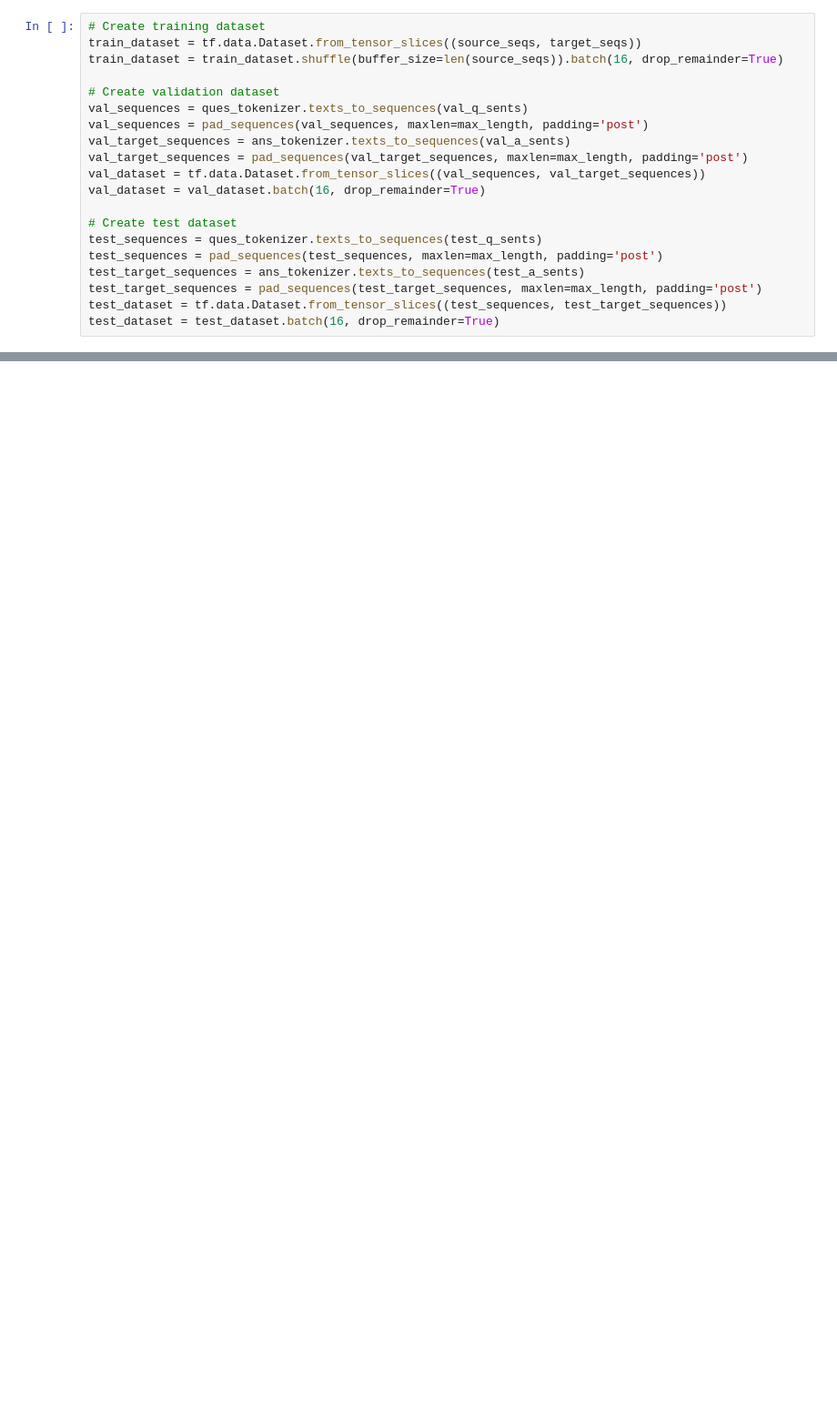
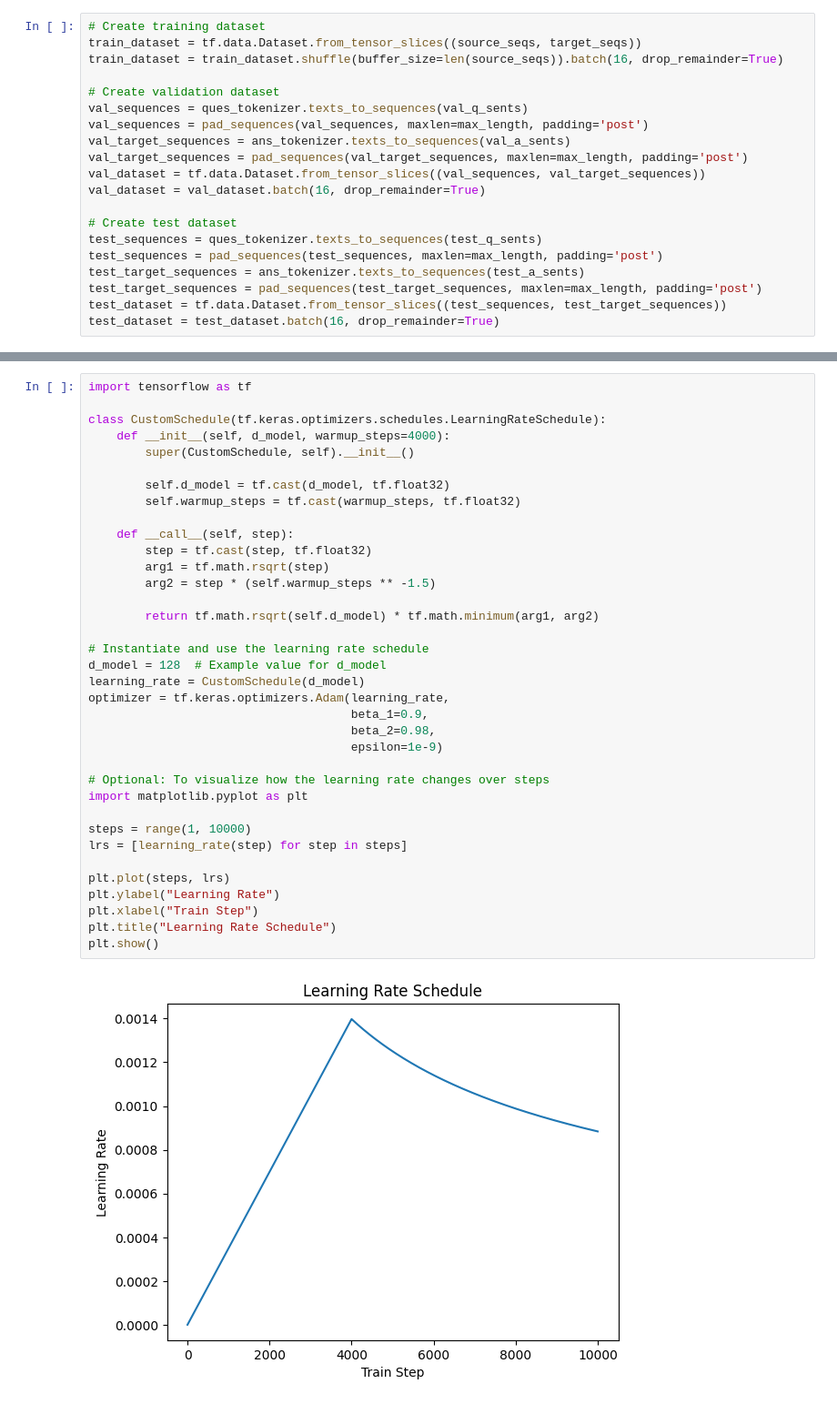
Before and after one commit to wkencel/Generative-Chatbot-Project, a Jupyter notebook: FinalProject_NLP520.ipynb, the cells around one changed output, grey strips where cells are left out. Shown at 91% size. Cells and saved outputs as stored; diff of their text form; blank space fills up the shorter version.

```diff
--- a/FinalProject_NLP520.ipynb
+++ b/FinalProject_NLP520.ipynb
@@ -582,0 +639,38 @@ transformer_model.fit(train_dataset, epochs=EPOCHS, validation_data=val_dataset)
+# %%
+import tensorflow as tf
+
+class CustomSchedule(tf.keras.optimizers.schedules.LearningRateSchedule):
+    def __init__(self, d_model, warmup_steps=4000):
+        super(CustomSchedule, self).__init__()
+
+        self.d_model = tf.cast(d_model, tf.float32)
+        self.warmup_steps = tf.cast(warmup_steps, tf.float32)
+
+    def __call__(self, step):
+        step = tf.cast(step, tf.float32)
+        arg1 = tf.math.rsqrt(step)
+        arg2 = step * (self.warmup_steps ** -1.5)
+
+        return tf.math.rsqrt(self.d_model) * tf.math.minimum(arg1, arg2)
+
+# Instantiate and use the learning rate schedule
+d_model = 128  # Example value for d_model
+learning_rate = CustomSchedule(d_model)
+optimizer = tf.keras.optimizers.Adam(learning_rate,
+                                     beta_1=0.9,
+                                     beta_2=0.98,
+                                     epsilon=1e-9)
+
+# Optional: To visualize how the learning rate changes over steps
+import matplotlib.pyplot as plt
+
+steps = range(1, 10000)
+lrs = [learning_rate(step) for step in steps]
+
+plt.plot(steps, lrs)
+plt.ylabel("Learning Rate")
+plt.xlabel("Train Step")
+plt.title("Learning Rate Schedule")
+plt.show()
+# %% [output]
+[figure, added]
```
Also changed, not shown: parts of 21 cells of this notebook, 1 other file.
